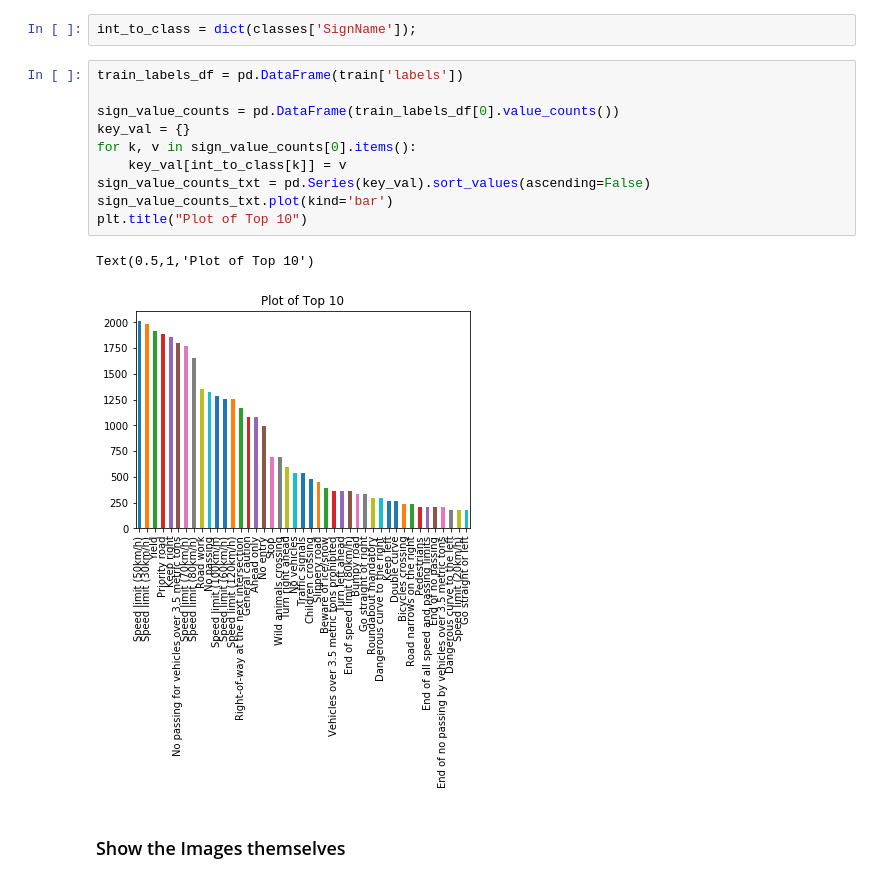
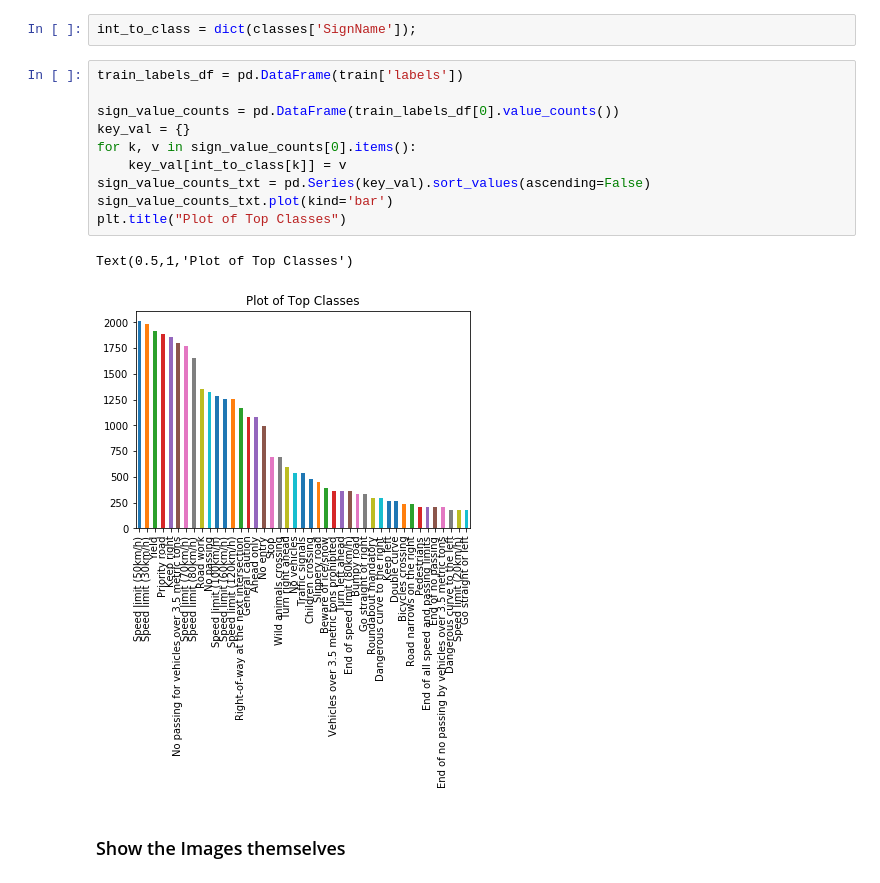
Before and after one commit to mikeliao97/CarND-Traffic-Sign-Classifier-Project, a Jupyter notebook: Traffic_Sign_Classifier-Lenet.ipynb, the cells around one changed output. Saved outputs shown, nothing was run; the diff lists cells and outputs as text.

```diff
--- a/Traffic_Sign_Classifier-Lenet.ipynb
+++ b/Traffic_Sign_Classifier-Lenet.ipynb
@@ -118,16 +120,16 @@ int_to_class = dict(classes['SignName']);
 # %%
 train_labels_df = pd.DataFrame(train['labels'])
 
 sign_value_counts = pd.DataFrame(train_labels_df[0].value_counts())
 key_val = {}
 for k, v in sign_value_counts[0].items():
     key_val[int_to_class[k]] = v
 sign_value_counts_txt = pd.Series(key_val).sort_values(ascending=False)
 sign_value_counts_txt.plot(kind='bar')
-plt.title("Plot of Top 10")
+plt.title("Plot of Top Classes")
 # %% [output]
-Text(0.5,1,'Plot of Top 10')
+Text(0.5,1,'Plot of Top Classes')
-[figure, old version]
+[figure, new version]
 # %% [markdown]
 ### Show the Images themselves
 # %%
```
Also changed, not shown: parts of 1 cell of this notebook, 1 other file.
